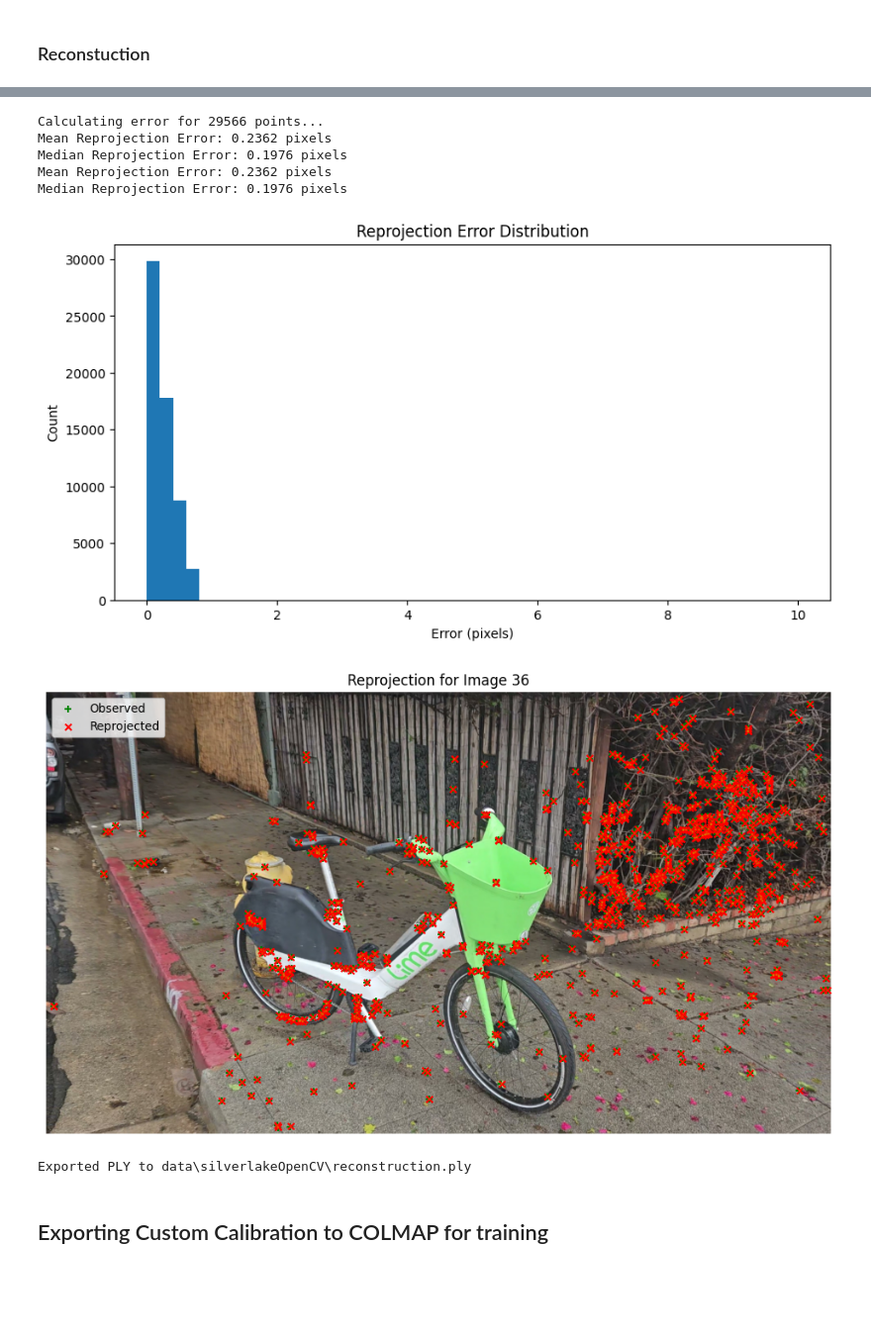
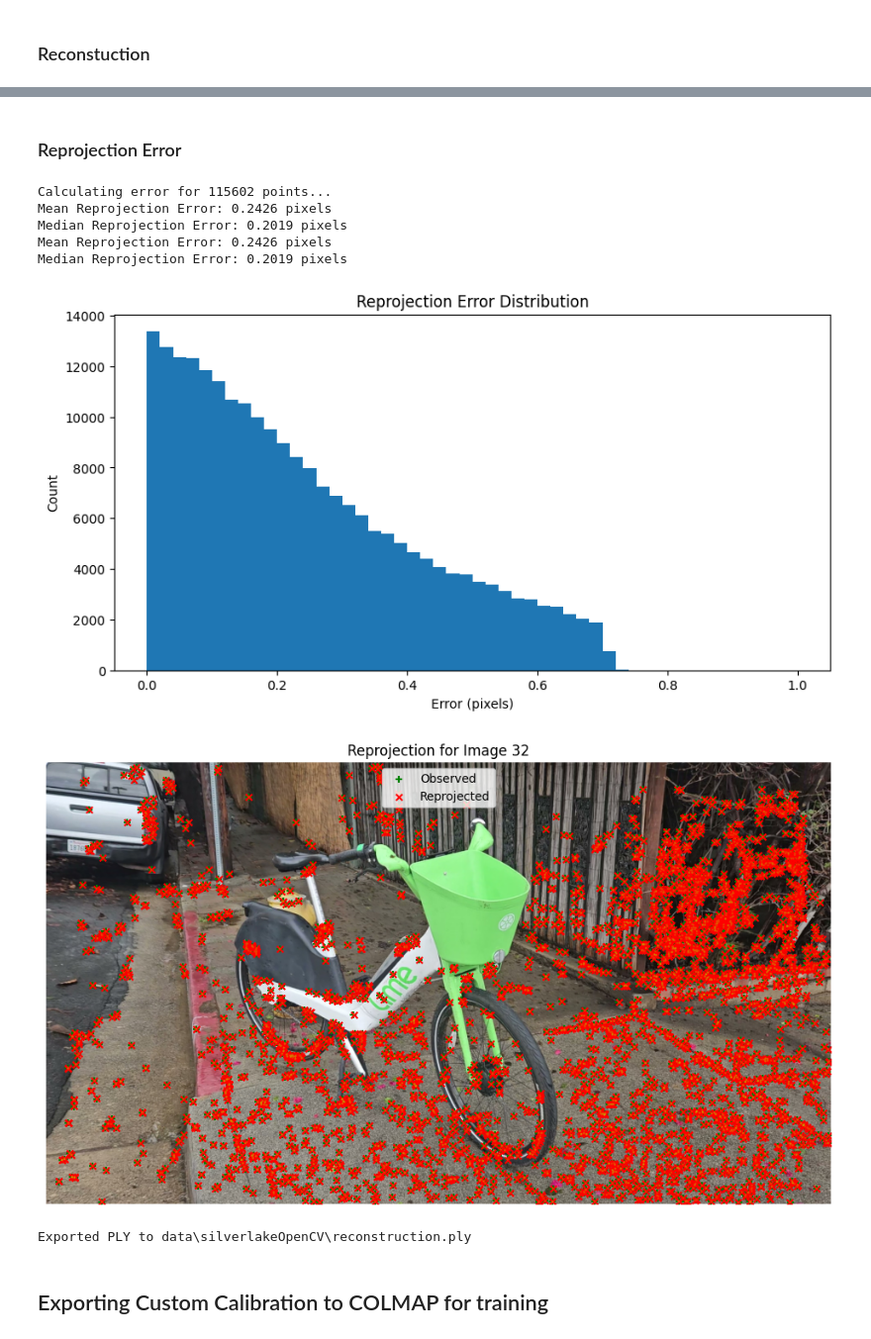
Before and after one commit to zackthomas1/gaussian-splatting, a Jupyter notebook: reconstruction.ipynb, the cells around one changed output, grey strips where cells are left out. Shown at 99% size. Saved outputs shown, nothing was run; the diff lists cells and outputs as text; code cells hidden in the pictures; blank space fills up the shorter version.

```diff
--- a/reconstruction.ipynb
+++ b/reconstruction.ipynb
@@ -680,11 +682,11 @@ def reconstruct_sequence(image_folder, K):
         if i in keypoints_data:
             kp1, desc1 = keypoints_data[i]
         else:
-            kp1, desc1, _ = extract_features(img1_path, 'sift', 2000)
+            kp1, desc1, _ = extract_features(img1_path, 'sift', 8000)
             keypoints_data[i] = (kp1, desc1)
 
         # Always extract for img2 (will be reused in next iteration)
-        kp2, desc2, _ = extract_features(img2_path, 'sift', 2000)
+        kp2, desc2, _ = extract_features(img2_path, 'sift', 8000)
         keypoints_data[i+1] = (kp2, desc2)
 
         # 2. Matching
@@ -694,7 +696,8 @@ def reconstruct_sequence(image_folder, K):
         matches_data[(i, i+1)] = matches
 
         # At least 8 matching point pairs required for 8-point algorithm
-        if len(matches) < 8:
+        GEO_VERIF_THRESH = 8
+        if len(matches) < GEO_VERIF_THRESH:
             print(f"Not enough matches between {i} and {i+1}")
             poses.append(poses[-1]) # Assume no motion if fails
             continue
@@ -705,7 +708,6 @@ def reconstruct_sequence(image_folder, K):
         R_rel, t_rel, mask, inlier_matches = estimate_pose(kp1, kp2, matches, K)
 
         # Check if pose estimation was successful enough
-        GEO_VERIF_THRESH = 8
         if len(inlier_matches) < GEO_VERIF_THRESH:
             print(f"Pose estimation failed or too few inliers ({len(inlier_matches)}) for pair {i}-{i+1}")
             poses.append(poses[-1]) # Assume no motion
@@ -1027,3 +1031,5 @@ We can assess the quality of the reconstruction using:
+# %% [markdown]
+### Reprojection Error
 # %%
 def calculate_reprojection_error(points_3d, poses, K, tracks, keypoints_data, valid_images):
     """
@@ -1165,38 +1171,38 @@ def export_to_ply(points, colors, output_path):
 # %%
 # Calculate Reprojection Error
 if len(points) > 0:
     mean_error, all_errors = calculate_reprojection_error(points, poses, K, tracks, keypoints_data, valid_images)
     print(f"Mean Reprojection Error: {mean_error:.4f} pixels")
     print(f"Median Reprojection Error: {np.median(all_errors):.4f} pixels")
 
     plt.figure(figsize=(10, 5))
-    plt.hist(all_errors, bins=50, range=(0, 10))
+    plt.hist(all_errors, bins=50, range=(0, 1))
     plt.title("Reprojection Error Distribution")
     plt.xlabel("Error (pixels)")
     plt.ylabel("Count")
     plt.show()
 
-    # Visualize Reprojection for a valid image
+    # Visualize Reprojection for an image
     valid_list = list(valid_images)
-    SAMPLE_IMG = len(valid_list)//2
+    SAMPLE_IMG = 31
     if len(valid_list) > 0:
         # Pick a middle image
         idx_to_show = valid_list[SAMPLE_IMG]
         visualize_reprojection(image_folder, points, poses, K, tracks, keypoints_data, valid_images, idx_to_show)
 
     # Export to PLY
     ply_output = os.path.join("data", "silverlakeOpenCV", "reconstruction.ply")
     export_to_ply(points, colors, ply_output)
 else:
     print("No points to analyze.")
 # %% [output]
-Calculating error for 29566 points...
-Mean Reprojection Error: 0.2362 pixels
-Median Reprojection Error: 0.1976 pixels
-Mean Reprojection Error: 0.2362 pixels
-Median Reprojection Error: 0.1976 pixels
+Calculating error for 115602 points...
+Mean Reprojection Error: 0.2426 pixels
+Median Reprojection Error: 0.2019 pixels
+Mean Reprojection Error: 0.2426 pixels
+Median Reprojection Error: 0.2019 pixels
-[figure, old version]
+[figure, new version]
-[figure, old version]
+[figure, new version]
 Exported PLY to data\silverlakeOpenCV\reconstruction.ply
 # %% [markdown]
 ## Exporting Custom Calibration to COLMAP for training
```
Also changed, not shown: parts of 10 cells of this notebook.
